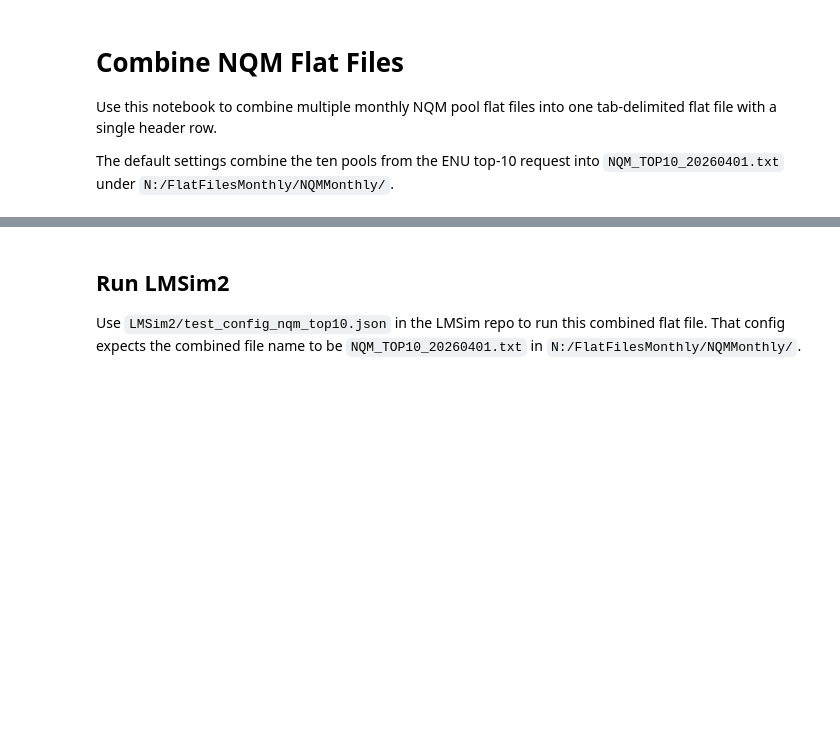
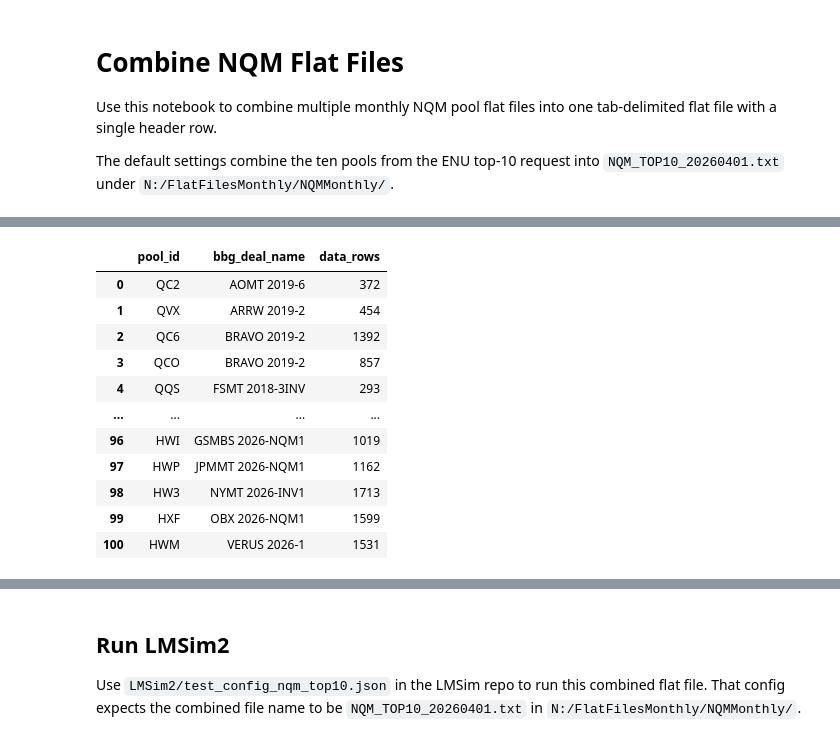
Before and after one commit to howie-zeng/howard-toolbox, a Jupyter notebook: lmsim/combine_nqm_flatfiles.ipynb, the cells around one changed output, grey strips where cells are left out. Saved outputs shown, nothing was run; the diff lists cells and outputs as text; code cells hidden in the pictures; blank space fills up the shorter version.

```diff
--- a/lmsim/combine_nqm_flatfiles.ipynb
+++ b/lmsim/combine_nqm_flatfiles.ipynb
@@ -30,0 +227,84 @@ source_files
+# %%
+import warnings
+
+deal_name_filter = [
+    "AOMT 2019-6", "ARRW 2019-2", "BRAVO 2019-2", "FSMT 2018-3INV",
+    "NRZT 2018-1A", "AOMT 2020-3", "CSMC 2020-SPT1", "MFRA 2020-NQM2",
+    "NRZT 2020-2A", "OBX 2020-EXP2", "STAR 2020-3", "AOMT 2021-6",
+    "BINOM 2021-INV1", "CSMC 2021-NQM8", "DRMT 2021-4",
+    "IMPRL 2021-NQM3", "MFRA 2021-INV2", "NLT 2021-INV2",
+    "OBX 2021-NQM4", "PRKCM 2021-AFC2", "VERUS 2021-7", "AOMT 2022-1",
+    "ARRW 2022-2", "BARC 2022-INV1", "BINOM 2022-INV1",
+    "CSMC 2022-NQM3", "EFMT 2022-2", "GCAT 2022-NQM3",
+    "IMPRL 2022-NQM1", "JPMMT 2022-DSC1", "MFRA 2022-INV1",
+    "NYMT 2022-INV1", "PRPM 2022-INV1", "TRK 2022-INV1",
+    "VERUS 2022-2", "ADMT 2023-NQM4", "AOMT 2023-1", "BRAVO 2023-NQM1",
+    "CIM 2023-I2", "EFMT 2023-1", "GCAT 2023-NQM3", "GSMBS 2023-NQM1",
+    "HOMES 2023-NQM1", "IMPRL 2023-NQM1", "JPMMT 2023-DSC1",
+    "MCMLT 2023-NQM1", "MFRA 2023-INV2", "MSRM 2023-NQM1",
+    "NRZT 2023-NQM1", "OBX 2023-NQM8", "PRKCM 2023-AFC1",
+    "VERUS 2023-7", "VISIO 2023-2", "ACRA 2024-NQM1", "ADMT 2024-NQM5",
+    "AOMT 2024-6", "BARC 2024-NQM2", "BRAVO 2024-NQM5",
+    "COLT 2024-INV2", "CROSS 2024-H7", "DRMT 2024-1", "EFMT 2024-INV2",
+    "GRADE 2024-INV1", "GSMBS 2024-NQM1", "HOMES 2024-AFC1",
+    "JPMMT 2024-VIS1", "LMAT 2024-INV1", "MFRA 2024-NQM3",
+    "MSRM 2024-NQM4", "NRZT 2024-NQM2", "NYMT 2024-INV1",
+    "OBX 2024-NQM15", "PRKCM 2024-AFC1", "PRPM 2024-NQM1",
+    "VERUS 2024-9", "ADMT 2025-NQM4", "BARC 2025-NQM3",
+    "BRAVO 2025-NQM8", "CIM 2025-I1", "CROSS 2025-H7",
+    "DRMT 2025-INV1", "EFMT 2025-INV5", "GCAT 2025-NQM3",
+    "GSMBS 2025-DSC2", "HOMES 2025-AFC4", "JPMMT 2025-NQM4",
+    "MFRA 2025-NQM5", "MSRM 2025-DSC2", "NLT 2025-INV1",
+    "NRZT 2025-NQM6", "NYMT 2025-INV1", "OBX 2025-NQM21",
+    "PRKCM 2025-AFC2", "PRPM 2025-NQM1", "VERUS 2025-11",
+    "GSMBS 2026-NQM1", "JPMMT 2026-NQM1", "NYMT 2026-INV1",
+    "OBX 2026-NQM1", "VERUS 2026-1",
+]
+
+deal_filter_df = pd.DataFrame({
+    "bbg_deal_name": deal_name_filter,
+    "filter_order": range(len(deal_name_filter)),
+})
+
+deal_name_list = ", ".join(f"'{deal_name}'" for deal_name in deal_name_filter)
+deal_name_sql = f"""
+    select distinct
+        pool_id,
+        bbg_deal_name
+    from libremax.dbo.CRTStats
+    where bbg_deal_name in ({deal_name_list})
+    order by bbg_deal_name, pool_id
+"""
+
+deal_name_lookup = lmdb.executeSQLTableDF(db="libremax", sql_query=deal_name_sql, redshift=False)
+
+def count_filter_data_rows(path: Path) -> int:
+    with path.open("rb") as f:
+        return sum(1 for _ in f) - 1
+
+filtered_deals = deal_filter_df.merge(deal_name_lookup, on="bbg_deal_name", how="left")
+missing_deal_names = filtered_deals.loc[filtered_deals["pool_id"].isna(), "bbg_deal_name"].tolist()
+if missing_deal_names:
+    raise ValueError("Deal names not found in CRTStats:\n" + "\n".join(missing_deal_names))
+
+filtered_deals["file_path"] = filtered_deals["pool_id"].map(pool_file_lookup)
+missing_files = filtered_deals.loc[filtered_deals["file_path"].isna(), ["pool_id", "bbg_deal_name"]]
+if not missing_files.empty:
+    warnings.warn(
+        "Skipping deals with no monthly flat file:\n" + missing_files.to_string(index=False),
+        stacklevel=2,
+    )
+    filtered_deals = filtered_deals.dropna(subset=["file_path"]).copy()
+
+filtered_deals["data_rows"] = filtered_deals["file_path"].map(count_filter_data_rows)
+filtered_deals = filtered_deals.sort_values("filter_order")
+
+source_files = filtered_deals["file_path"].tolist()
+output_pool_id = "NQM_DEAL_FILTER"
+output_path = source_dir / f"{output_pool_id}_{asof_date}.txt"
+
+print(f"Selected {len(filtered_deals):,} filtered deals with {filtered_deals['data_rows'].sum():,} total expected rows")
+display(filtered_deals[["pool_id", "bbg_deal_name", "data_rows"]])
+
+len(source_files), output_path
+# %% [output]
@@ -30,0 +316,12 @@ source_files
+|  | pool_id | bbg_deal_name | data_rows |
+| 0 | QC2 | AOMT 2019-6 | 372 |
+| 1 | QVX | ARRW 2019-2 | 454 |
+| 2 | QC6 | BRAVO 2019-2 | 1392 |
+| 3 | QCO | BRAVO 2019-2 | 857 |
+| 4 | QQS | FSMT 2018-3INV | 293 |
+| ... | ... | ... | ... |
+| 96 | HWI | GSMBS 2026-NQM1 | 1019 |
+| 97 | HWP | JPMMT 2026-NQM1 | 1162 |
+| 98 | HW3 | NYMT 2026-INV1 | 1713 |
+| 99 | HXF | OBX 2026-NQM1 | 1599 |
+| 100 | HWM | VERUS 2026-1 | 1531 |
```
Also changed, not shown: parts of 10 cells of this notebook, 28 other files.
